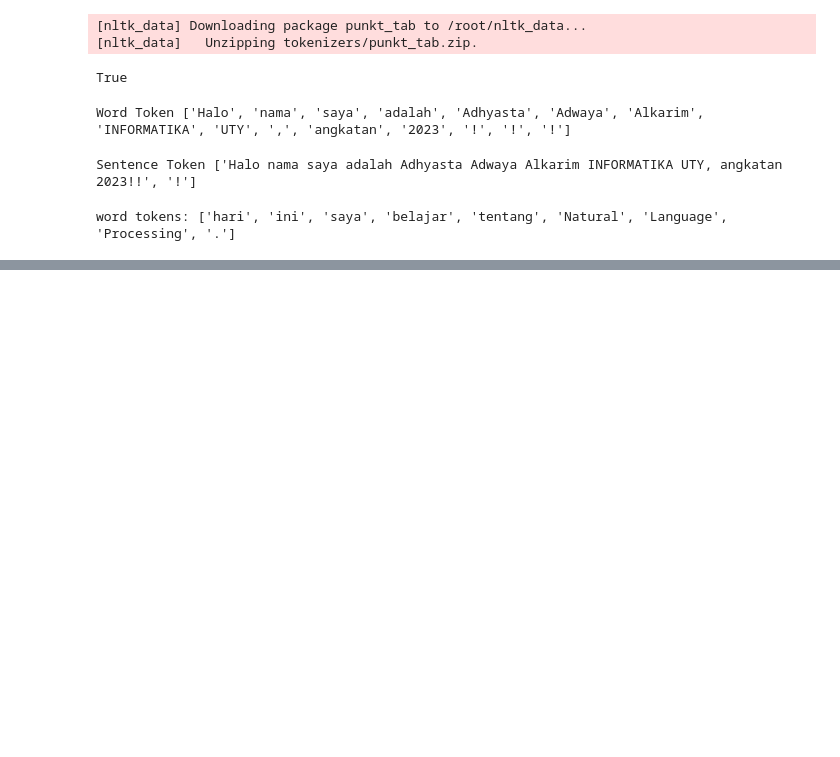
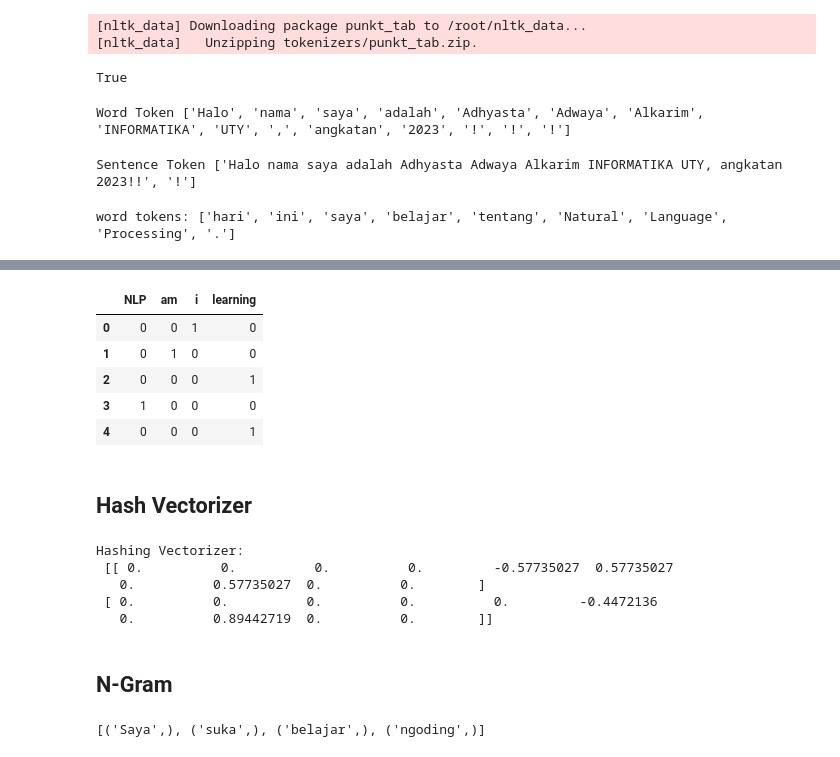
Before and after one commit to wayaadhyasta/Natural-Language-Processing-Udemy-Bisaai, a Jupyter notebook: NLP(UDEMY).ipynb, the cells around one changed output, grey strips where cells are left out. Saved outputs shown, nothing was run; the diff lists cells and outputs as text; code cells hidden in the pictures; blank space fills up the shorter version.

```diff
--- a/NLP(UDEMY).ipynb
+++ b/NLP(UDEMY).ipynb
@@ -118,0 +616,49 @@ word tokens: ['hari', 'ini', 'saya', 'belajar', 'tentang', 'Natural', 'Language'
+# %%
+import pandas as pd
+
+text = 'i am learning NLP learning'
+
+# merubah tipe data string atau boolean menjadi int
+dt = pd.get_dummies(text.split())
+dt = dt.astype(int)
+dt
+# %% [output]
+|  | NLP | am | i | learning |
+| 0 | 0 | 0 | 1 | 0 |
+| 1 | 0 | 1 | 0 | 0 |
+| 2 | 0 | 0 | 0 | 1 |
+| 3 | 1 | 0 | 0 | 0 |
+| 4 | 0 | 0 | 0 | 1 |
+# %% [markdown]
+## Hash Vectorizer
+# %%
+from sklearn.feature_extraction.text import HashingVectorizer
+
+text_data = ['i am learning NLP', 'NLP IS FUN']
+
+vectorizer = HashingVectorizer(n_features=10)
+
+x = vectorizer.transform(text_data)
+
+print('Hashing Vectorizer:\n', x.toarray())
+# %% [output]
+Hashing Vectorizer:
+ [[ 0.          0.          0.          0.         -0.57735027  0.57735027
+   0.          0.57735027  0.          0.        ]
+ [ 0.          0.          0.          0.          0.         -0.4472136
+   0.          0.89442719  0.          0.        ]]
+# %% [markdown]
+## N-Gram
+# %%
+from nltk import ngrams
+
+def generate_ngrams(text, n):
+    tokens = text.split()
+    return list(ngrams(tokens, n))
+
+text = 'Saya suka belajar ngoding'
+n = 1
+uni_grams = generate_ngrams(text,n)
+print(uni_grams)
+# %% [output]
+[('Saya',), ('suka',), ('belajar',), ('ngoding',)]
```
Also changed, not shown: parts of 57 cells of this notebook.
